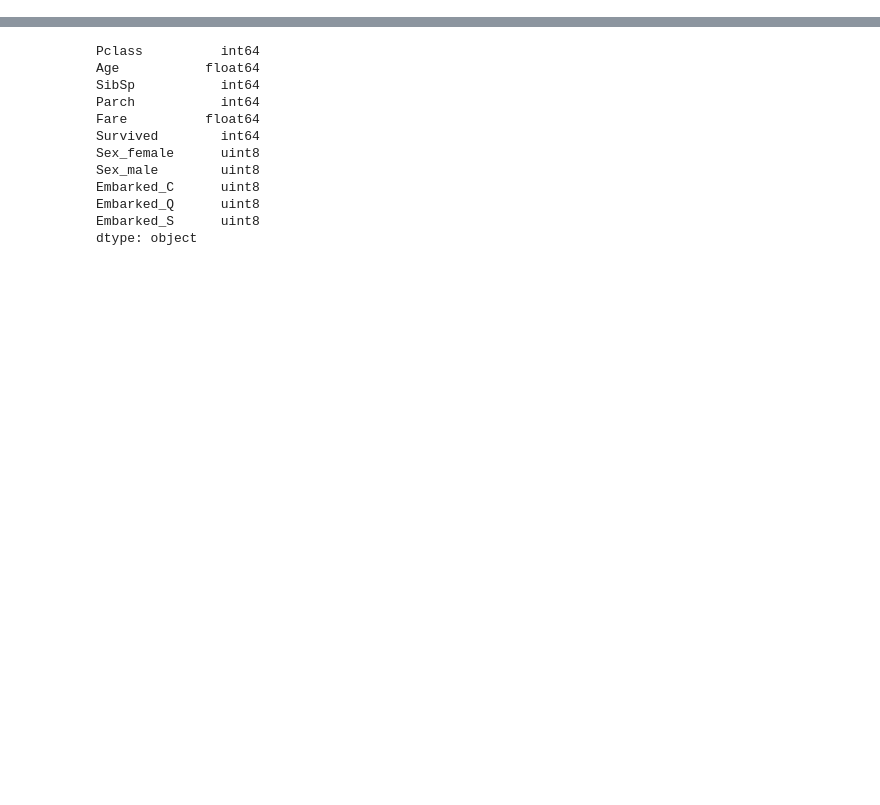
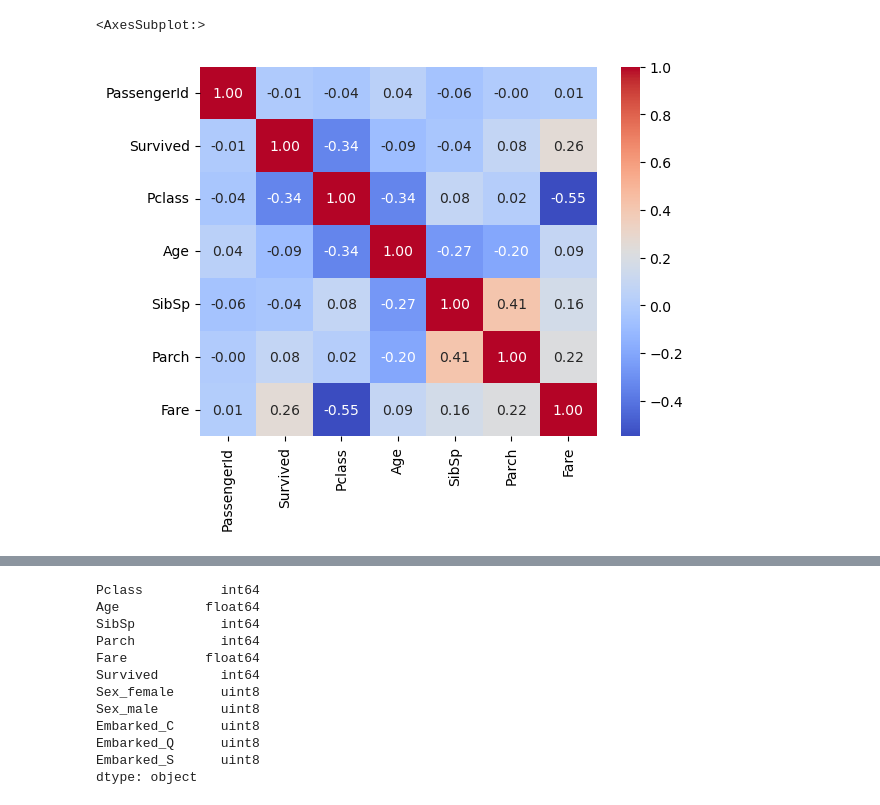
Before and after one commit to TejaJami/Portfolio, a Jupyter notebook: Titanic.ipynb, the cells around one changed output, grey strips where cells are left out. Drawn from its saved outputs; the diff is of its cells as text; code cells hidden in the pictures; blank space fills up the shorter version.

```diff
--- a/Titanic.ipynb
+++ b/Titanic.ipynb
@@ -40,3 +48 @@ Survived      int64
 dtype: object
-# %%
-df['Age'] = np.log(df['Age'])
@@ -42,0 +115,5 @@ df['Age'] = np.log(df['Age'])
+# %%
+sns.heatmap(df.corr(),  annot=True, cmap='coolwarm', fmt=".2f")
+# %% [output]
+<AxesSubplot:>
+[figure, added]
```
Also changed, not shown: parts of 33 cells of this notebook.
